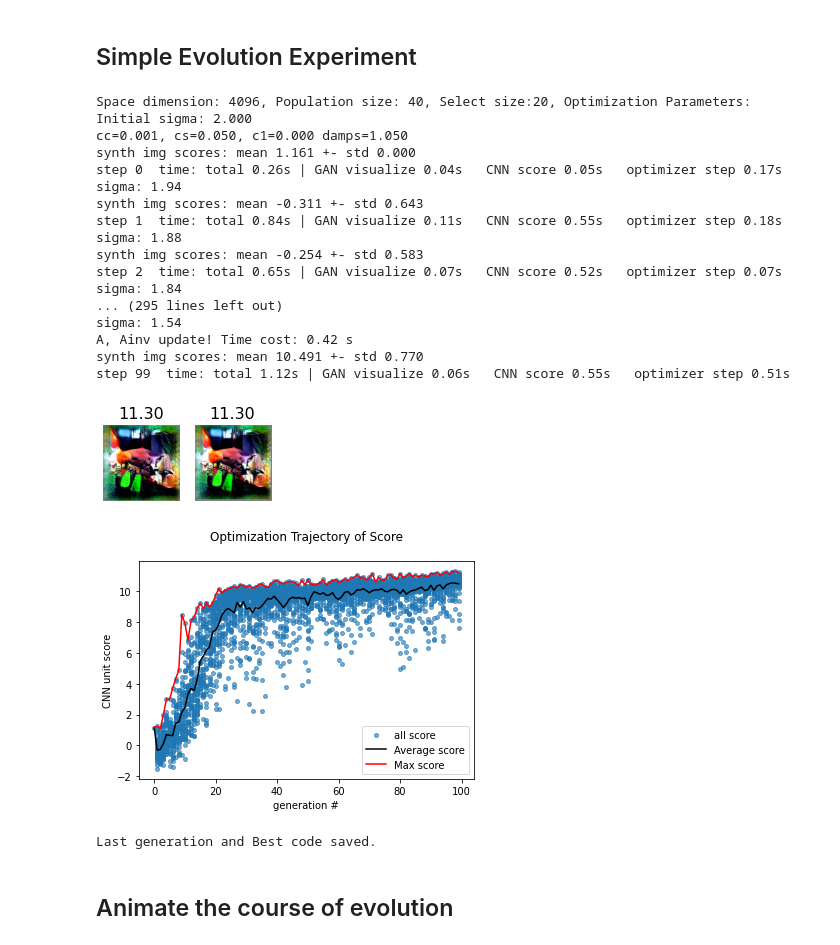
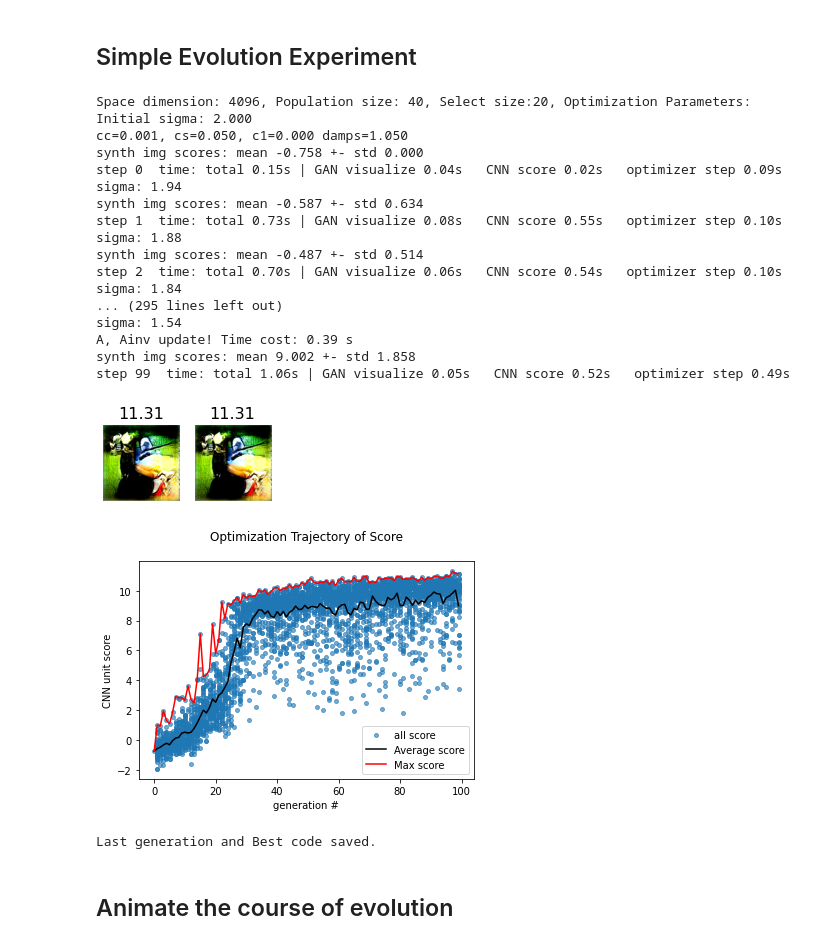
Before and after one commit to maochengxu/ActMax-4-Transformers, a Jupyter notebook: Demo_ActMax_Optimizer.ipynb, the cells around one changed output. Drawn from its saved outputs; the diff is of its cells as text; code cells hidden in the pictures.

Commit message:
get reasonable scores

```diff
--- a/Demo_ActMax_Optimizer.ipynb
+++ b/Demo_ActMax_Optimizer.ipynb
@@ -55,40 +55,40 @@ assert torch.cuda.is_available(), "Need a GPU runtime to run evolutions efficien
 # %%
 from core.insilico_exps import ExperimentEvolution
 from core.Optimizers import CholeskyCMAES, ZOHA_Sphere_lr_euclid, Genetic, pycma_optimizer
 
 tmpsavedir = "tmp" # Temporary save directory
 
 # load optimizer
 optim = CholeskyCMAES(4096, population_size=40, init_sigma=2.0, Aupdate_freq=10, init_code=np.zeros([1, 4096]))
 # un-comment to use our new one!
 # optim = ZOHA_Sphere_lr_euclid(4096, population_size=40, select_size=20, lr=1.5, sphere_norm=300)
 # optim.lr_schedule(n_gen=75, mode="exp", lim=(50, 7.33) ,)
-explabel, model_unit = "vit_b_16_exp", ("vit_b_16", ".heads.Linearhead", 1)
+explabel, model_unit = "vit_b_16_exp", ("vit_b_16", ".heads.Linearhead", 0)
 # explabel, model_unit = "alexnet_fc8_1", ("alexnet", ".classifier.Linear6", 1)
 Exp = ExperimentEvolution(model_unit, savedir=tmpsavedir, explabel=explabel, optimizer=optim)
 # run evolutions
 Exp.run()
 Exp.visualize_best()
 Exp.visualize_trajectory()
 Exp.save_last_gen()
 # %% [output]
 Space dimension: 4096, Population size: 40, Select size:20, Optimization Parameters:
 Initial sigma: 2.000
 cc=0.001, cs=0.050, c1=0.000 damps=1.050
-synth img scores: mean 1.161 +- std 0.000
-step 0  time: total 0.26s | GAN visualize 0.04s   CNN score 0.05s   optimizer step 0.17s
+synth img scores: mean -0.758 +- std 0.000
+step 0  time: total 0.15s | GAN visualize 0.04s   CNN score 0.02s   optimizer step 0.09s
 sigma: 1.94
-synth img scores: mean -0.311 +- std 0.643
-step 1  time: total 0.84s | GAN visualize 0.11s   CNN score 0.55s   optimizer step 0.18s
+synth img scores: mean -0.587 +- std 0.634
+step 1  time: total 0.73s | GAN visualize 0.08s   CNN score 0.55s   optimizer step 0.10s
 sigma: 1.88
-synth img scores: mean -0.254 +- std 0.583
-step 2  time: total 0.65s | GAN visualize 0.07s   CNN score 0.52s   optimizer step 0.07s
+synth img scores: mean -0.487 +- std 0.514
+step 2  time: total 0.70s | GAN visualize 0.06s   CNN score 0.54s   optimizer step 0.10s
 sigma: 1.84
 ... (295 lines left out)
 sigma: 1.54
-A, Ainv update! Time cost: 0.42 s
-synth img scores: mean 10.491 +- std 0.770
-step 99  time: total 1.12s | GAN visualize 0.06s   CNN score 0.55s   optimizer step 0.51s
+A, Ainv update! Time cost: 0.39 s
+synth img scores: mean 9.002 +- std 1.858
+step 99  time: total 1.06s | GAN visualize 0.05s   CNN score 0.52s   optimizer step 0.49s
-[figure, old version]
+[figure, new version]
-[figure, old version]
+[figure, new version]
 Last generation and Best code saved.
```
Also changed, not shown: parts of 3 cells of this notebook, 7 other files.
